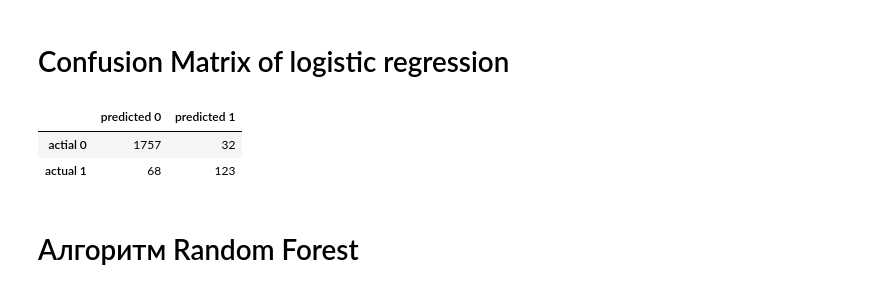
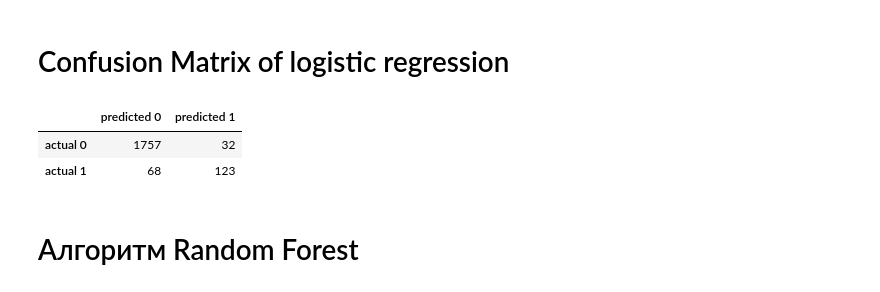
Before and after one commit to dariabnn/ML_homework, a Jupyter notebook: Untitled7.ipynb, the cells around one changed output. Saved outputs shown, nothing was run; the diff lists cells and outputs as text; code cells hidden in the pictures.

```diff
--- a/Untitled7.ipynb
+++ b/Untitled7.ipynb
@@ -19,7 +31,7 @@ from scipy.stats import spearmanr, ttest_rel, mannwhitneyu
 # %% [markdown]
 Задача: предсказать, примет ли клиент предложение о персональных условиях для кредита
 # %%
-personal_loan = pd.read_csv('/content/-/Bank_Personal_Loan_Modelling.csv', sep=',')
+personal_loan = pd.read_csv('Bank_Personal_Loan_Modelling.csv', sep=',')
 personal_loan
 # %% [output]
 |  | ID | Age | Experience | Income | ZIP Code | Family | CCAvg | Education | Mortgage | Personal Loan | ... |
@@ -309,11 +321,11 @@ Accuracy: 0.949, Precision: 0.794, Recall: 0.644 of logistic regression classifi
 # %% [markdown]
 # Confusion Matrix of logistic regression
 # %%
-conf_matrix_1 = pd.DataFrame(confusion_matrix(Y_test, personal_loan_predict), index = ['actial 0','actual 1'], columns = ['predicted 0','predicted 1'])
+conf_matrix_1 = pd.DataFrame(confusion_matrix(Y_test, personal_loan_predict), index = ['actual 0','actual 1'], columns = ['predicted 0','predicted 1'])
 display(conf_matrix_1)
 # %% [output]
 |  | predicted 0 | predicted 1 |
-| actial 0 | 1757 | 32 |
+| actual 0 | 1757 | 32 |
 | actual 1 | 68 | 123 |
 # %% [markdown]
 # Алгоритм Random Forest
```
Also changed, not shown: parts of 21 cells of this notebook.
